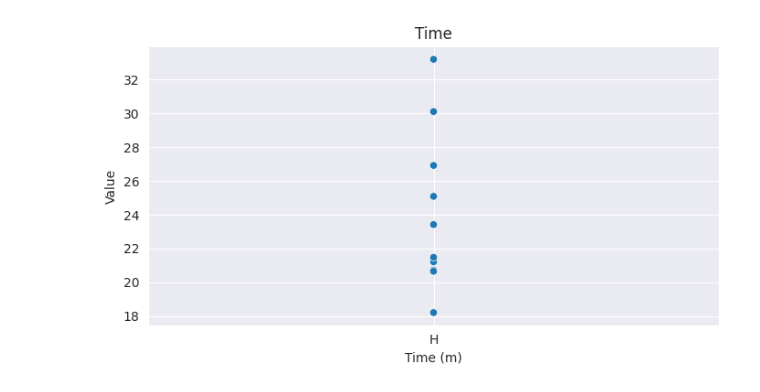
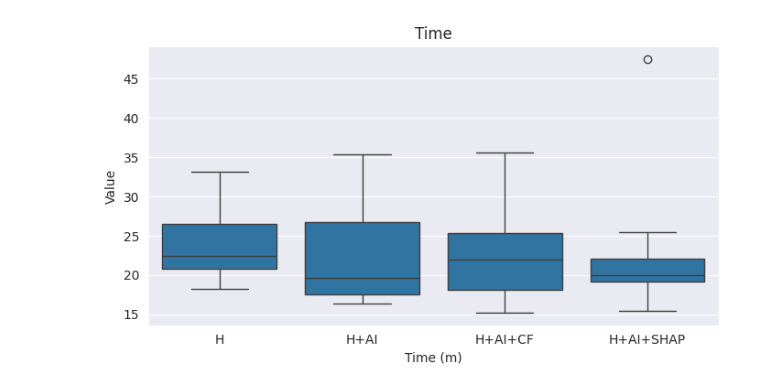
Before and after one commit to jules-leguy/xaipatimg, a Jupyter notebook: notebooks/results_analysis/02.01_db3.1.0_expv1.ipynb, the cells around one changed output. Cells and saved outputs as stored; diff of their text form; code cells hidden in the pictures.

```diff
--- a/notebooks/results_analysis/02.01_db3.1.0_expv1.ipynb
+++ b/notebooks/results_analysis/02.01_db3.1.0_expv1.ipynb
@@ -50,24 +50,18 @@ def data_matching(protocols_paths_d, prolific_matching_files):
                 if condition_split[0] == "H":
                     results_filenames_d["H"].append(filename)
                 elif condition_split[0] == "AI":
-                    results_filenames_d["AI"].append(filename)
+                    results_filenames_d["H+AI"].append(filename)
                 elif condition_split[0] == "XAI" and condition_split[1] == "SHAP":
-                    results_filenames_d["SHAP"].append(filename)
+                    results_filenames_d["H+AI+SHAP"].append(filename)
                 elif condition_split[0] == "XAI" and condition_split[1] == "CF":
-                    results_filenames_d["CF"].append(filename)
+                    results_filenames_d["H+AI+CF"].append(filename)
                 elif condition_split[0] == "XAI" and condition_split[1] == "LLM":
                     results_filenames_d["LLM"].append(filename)
 
     return results_filenames_d
-
-results_filenames_d = {
-    "CF": ["vgjml6bp.json", "ccddeeffgghh.json"],
-    "SHAP": ["9qs2oelz.json", "bora.json", "ggwmlvei.json"],
-    "H": ["bkbcgvyd.json", "c5eblx4w.json", "lhrapnar.json", "rd1nxuhy.json", "tcq3r4vd.json", "ccMonKatCObi1!.json"],
-    "AI": ["bb2fgdunby.json"],
-}
 # %%
-results_filenames_d = data_matching( protocol_paths_d, [os.path.join(prolific_matching_dir, "1prolific.json")])
+results_filenames_d = data_matching( protocol_paths_d, [os.path.join(prolific_matching_dir, "1prolific.json"),
+                                                        os.path.join(prolific_matching_dir, "2prolific.json")])
 # %%
 results_filenames_d
 # %% [output]
@@ -86,0 +85,3 @@ results_filenames_d
+# %%
+for k, v in results_filenames_d.items():
+    print(f"{k}: {len(v)}")
@@ -499,7 +661,9 @@ def extract_times(results_dir, results_filenames_d):
         # Iterating on all results files for the current group
         for filename in filenames_list:
             curr_res_path = os.path.join(results_dir, filename)
-
+            curr_res_d = load_json(curr_res_path)
+            if not curr_res_d["is_completed"]:
+                continue
             res_dict = load_json(curr_res_path)
             total_time, _ = extract_total_times(res_dict)
 
@@ -520,7 +684,7 @@ print({f"median : {np.median(alltimes)}"})
 # %%
-scatter_groups(times_data, "Time (m)", title="Time")
+plot_boxplot(times_data, "Time (m)", title="Time")
 # %% [output]
-[figure, old version]
+[figure, new version]
 # %%
 from pywebxaii.resretrieval import extract_p_questionnaire_results, get_protocol_entry_from_key
 
```
Also changed, not shown: parts of 47 cells of this notebook, 2 other files.
